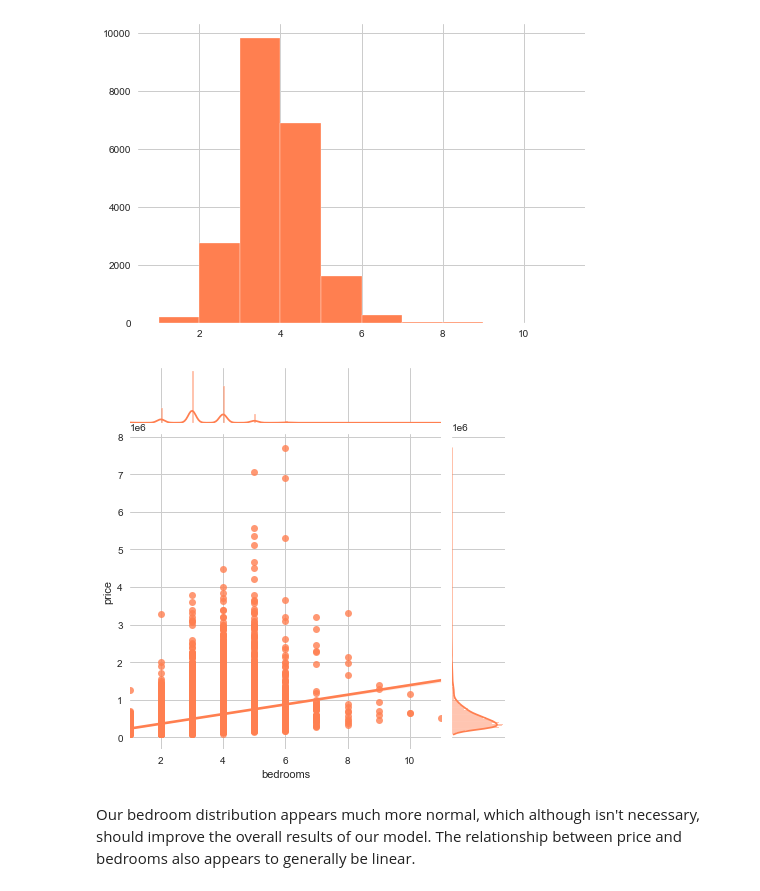
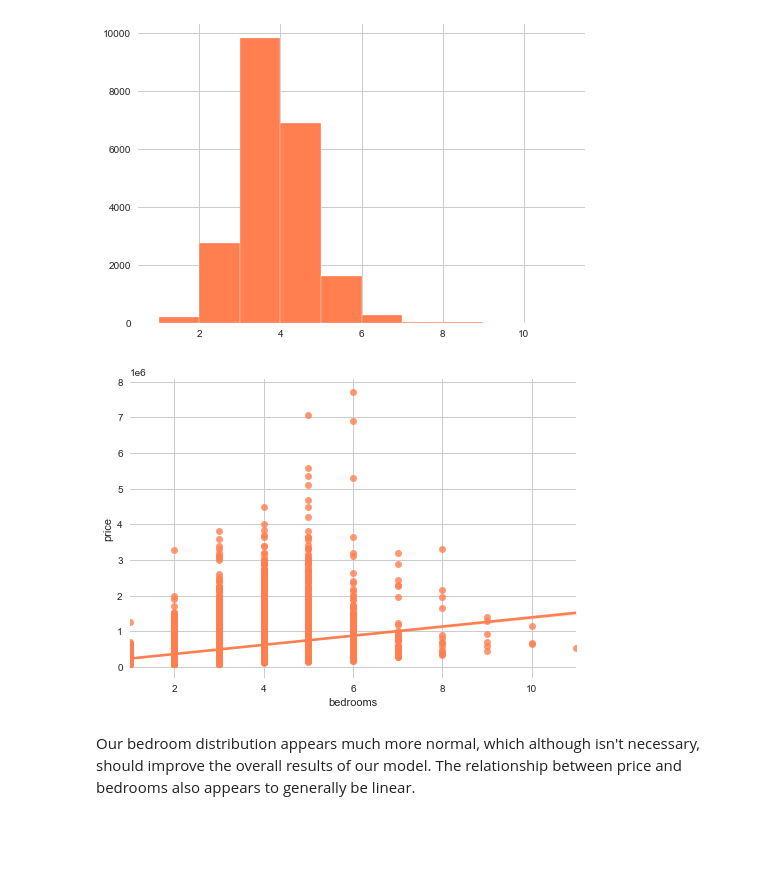
Before and after one commit to Sammyknee/dsc-phase-2-project, a Jupyter notebook: Housing Data - EDA.ipynb, the cells around one changed output. Drawn from its saved outputs; the diff is of its cells as text; code cells hidden in the pictures; blank space fills up the shorter version.

```diff
--- a/Housing Data - EDA.ipynb
+++ b/Housing Data - EDA.ipynb
@@ -438,9 +428,9 @@ df.bedrooms.hist(color='coral')
 <AxesSubplot:>
 [figure]
 # %%
-sns.jointplot("bedrooms", "price", data=df, kind="reg", color="coral");
+sns.regplot(x="bedrooms", y="price", data=df, color="coral");
 # %% [output]
-[figure, old version]
+[figure, new version]
 # %% [markdown]
 Our bedroom distribution appears much more normal, which although isn't necessary, should improve the overall results of our model. The relationship between price and bedrooms also appears to generally be linear.
 # %% [markdown]
```
Also changed, not shown: parts of 13 cells of this notebook.
